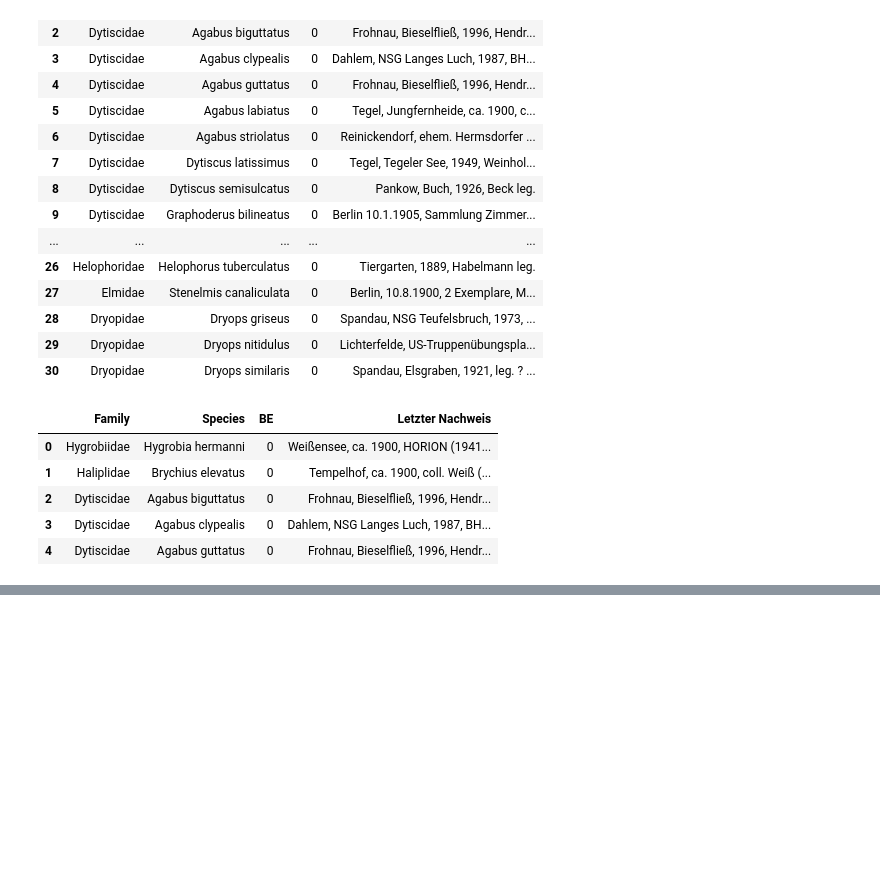
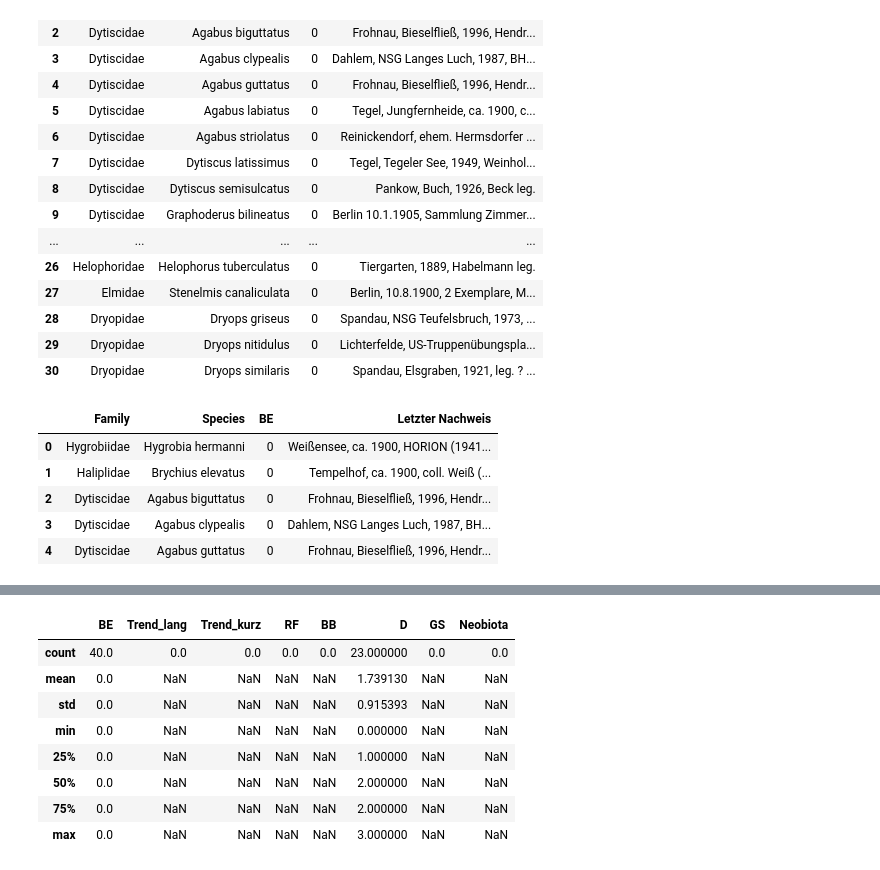
Before and after one commit to Zzzhenya/Berlin-red-list, a Jupyter notebook: Transformation/Raw_csv/Insecta.ipynb, the cells around one changed output, grey strips where cells are left out. Cells and saved outputs as stored; diff of their text form; code cells hidden in the pictures; blank space fills up the shorter version.

```diff
--- a/Transformation/Raw_csv/Insecta.ipynb
+++ b/Transformation/Raw_csv/Insecta.ipynb
@@ -583,0 +596,12 @@ df.to_csv('../../Transformation/Data_cleaning_step1/Coleoptera_Wasserkäfer.csv
+# %%
+df.describe()
+# %% [output]
+|  | BE | Trend_lang | Trend_kurz | RF | BB | D | GS | Neobiota |
+| count | 40.0 | 0.0 | 0.0 | 0.0 | 0.0 | 23.000000 | 0.0 | 0.0 |
+| mean | 0.0 | NaN | NaN | NaN | NaN | 1.739130 | NaN | NaN |
+| std | 0.0 | NaN | NaN | NaN | NaN | 0.915393 | NaN | NaN |
+| min | 0.0 | NaN | NaN | NaN | NaN | 0.000000 | NaN | NaN |
+| 25% | 0.0 | NaN | NaN | NaN | NaN | 1.000000 | NaN | NaN |
+| 50% | 0.0 | NaN | NaN | NaN | NaN | 2.000000 | NaN | NaN |
+| 75% | 0.0 | NaN | NaN | NaN | NaN | 2.000000 | NaN | NaN |
+| max | 0.0 | NaN | NaN | NaN | NaN | 3.000000 | NaN | NaN |
```
Also changed, not shown: parts of 7 cells of this notebook.
